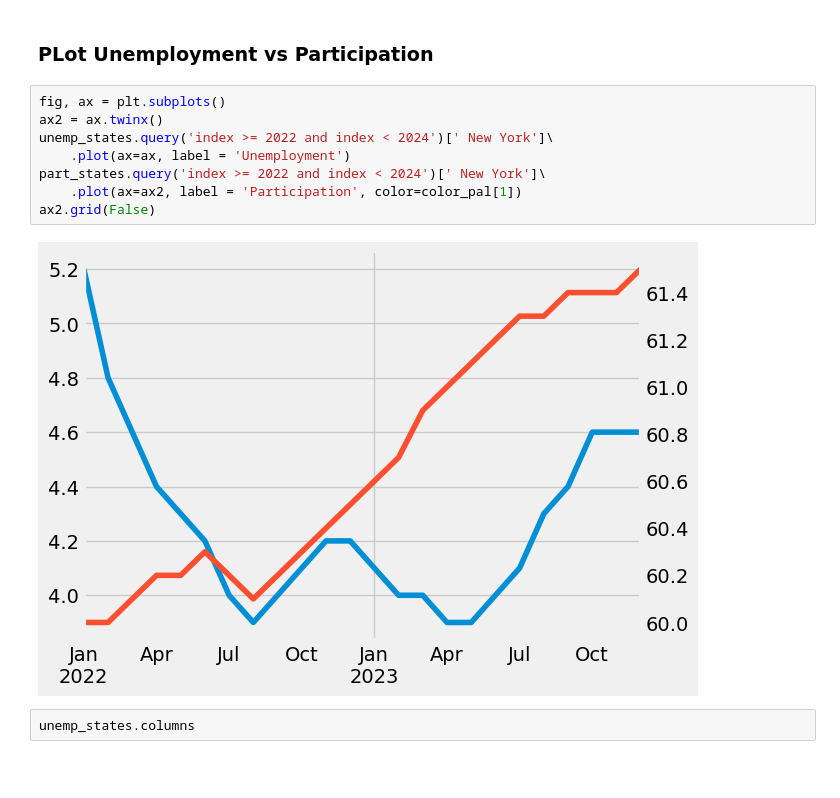
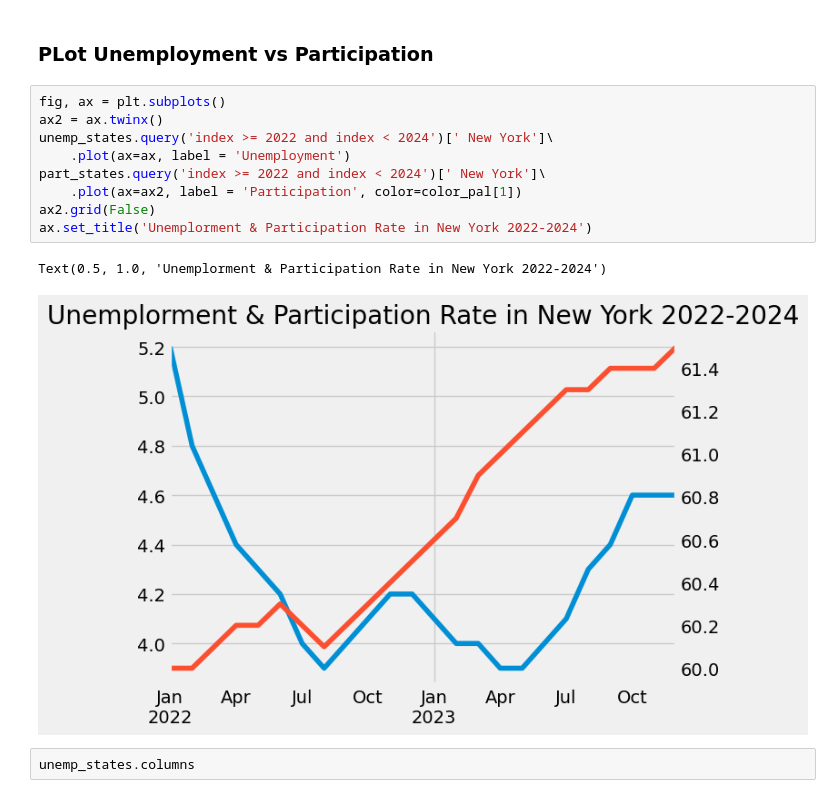
Before and after one commit to pernebay-arailym/Project_16_Economic_Data_Analysis, a Jupyter notebook: economic_da.ipynb, the cells around one changed output. Saved outputs shown, nothing was run; the diff lists cells and outputs as text; blank space fills up the shorter version.

```diff
--- a/economic_da.ipynb
+++ b/economic_da.ipynb
@@ -140,13 +140,15 @@ part_states
 # %%
 fig, ax = plt.subplots()
 ax2 = ax.twinx()
 unemp_states.query('index >= 2022 and index < 2024')[' New York']\
     .plot(ax=ax, label = 'Unemployment')
 part_states.query('index >= 2022 and index < 2024')[' New York']\
     .plot(ax=ax2, label = 'Participation', color=color_pal[1])
 ax2.grid(False)
+ax.set_title('Unemplorment & Participation Rate in New York 2022-2024')
 # %% [output]
+Text(0.5, 1.0, 'Unemplorment & Participation Rate in New York 2022-2024')
-[figure, old version]
+[figure, new version]
 # %%
 unemp_states.columns
 # %% [output]
```
